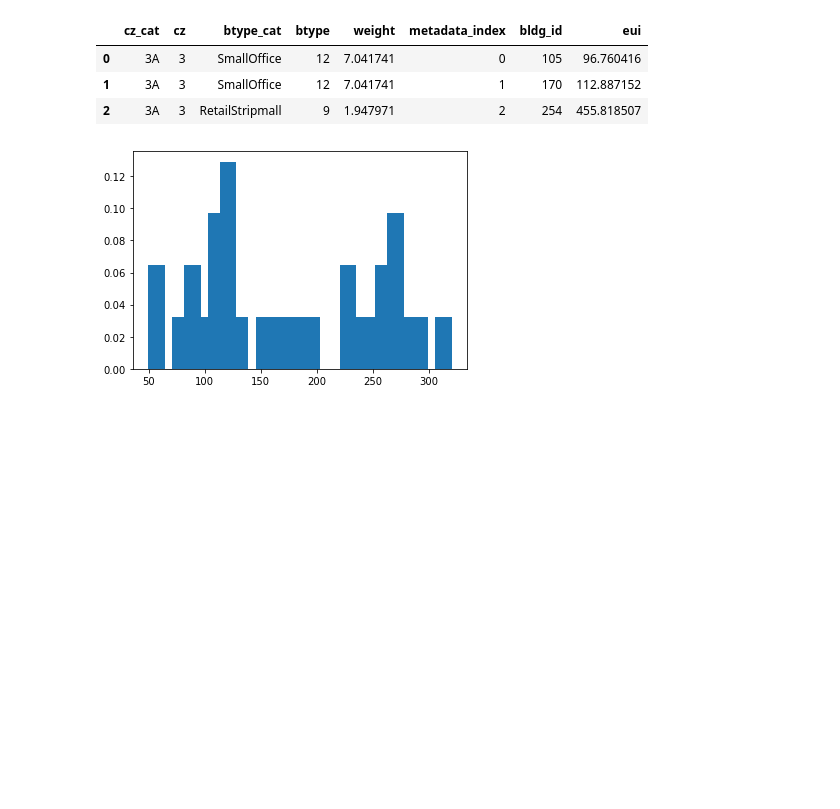
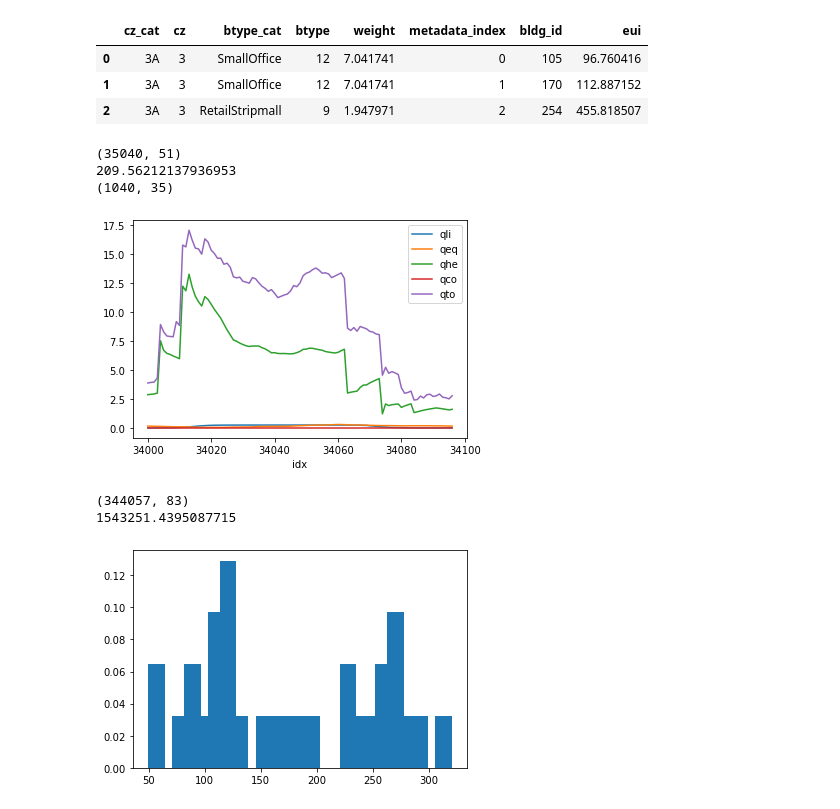
Before and after one commit to saeranv/astrobot, a Jupyter notebook: experiments/eigen_core/eigenframe.ipynb, the cells around one changed output. Drawn from its saved outputs; the diff is of its cells as text; code cells hidden in the pictures; blank space fills up the shorter version.

```diff
--- a/experiments/eigen_core/eigenframe.ipynb
+++ b/experiments/eigen_core/eigenframe.ipynb
@@ -76,15 +77,61 @@ comdf.head(3)
 | 0 | 3A | 3 | SmallOffice | 12 | 7.041741 | 0 | 105 | 96.760416 |
 | 1 | 3A | 3 | SmallOffice | 12 | 7.041741 | 1 | 170 | 112.887152 |
 | 2 | 3A | 3 | RetailStripmall | 9 | 1.947971 | 2 | 254 | 455.818507 |
+# %%
+
+#100 * comdf.query("cz_cat == '7A' | cz_cat == '7B'").weight.sum() / comdf.weight.sum()
+
+tfpath = os.path.join(DATADIR, "alaska_timeseries_100803-0.parquet")
+_tdf = pd.read_parquet(tfpath)
+_tdf["idx"] = np.arange(_tdf.shape[0])
+_tdf = _tdf.set_index("idx")
+pp(_tdf.shape)
+pp(_tdf["out.site_energy.total.energy_consumption_intensity"].sum())
+__tdf = _tdf[34000:].dropna(axis=1)
+pp(__tdf.shape)
+# %% [output]
+(35040, 51)
+209.56212137936953
+(1040, 35)
+# %%
+#pp([i for i in _tdf.columns if "intensity" in i])
+
+lbls_old = [
+    "timestamp",
+    "out.electricity.interior_lighting.energy_consumption_intensity",
+    'out.electricity.interior_equipment.energy_consumption_intensity',
+    "out.natural_gas.heating.energy_consumption_intensity",
+    "out.electricity.cooling.energy_consumption_intensity",
+    "out.site_energy.total.energy_consumption_intensity"]
+lbls_ = ["qli", "qeq", "qhe", "qco", "qto"]
+lbls = ["ti"] + lbls_
+tdf = __tdf.rename(columns={a:b for a,b in zip(lbls_old, lbls)}, inplace=False)
+
+i = 34000
+(tdf.loc[i:i+96, lbls_] * 1000).plot();
+
+#pp(31 * 24 * 4)
+#tdf[lbls].head() * 1000
+# %% [output]
+[figure, added]
 # %%
-from tests.pmf_test import test_make_pmf1, test_make_bin_idx, test_make_bin_edges
+print(_comdf.shape)
+print(_comdf.weight.sum())
+
+from tests.pmf_test import test_make_pmf, test_make_bin_idx, test_make_bin_edges
+from tests.pmf_test import test_make_joint_pmf
 
 from scipy.stats._binned_statistic import binned_statistic
 pd.set_option("display.precision", 6)
 
 test_make_bin_edges()
 test_make_bin_idx()
-test_make_pmf1()
+test_make_pmf()
+
+test_make_joint_pmf()
+# %% [output]
+(344057, 83)
+1543251.4395087715
 # %%
 # Joint Pmf
 btype = "LargeOffice"
```
Also changed, not shown: parts of 5 cells of this notebook, 2 other files.
